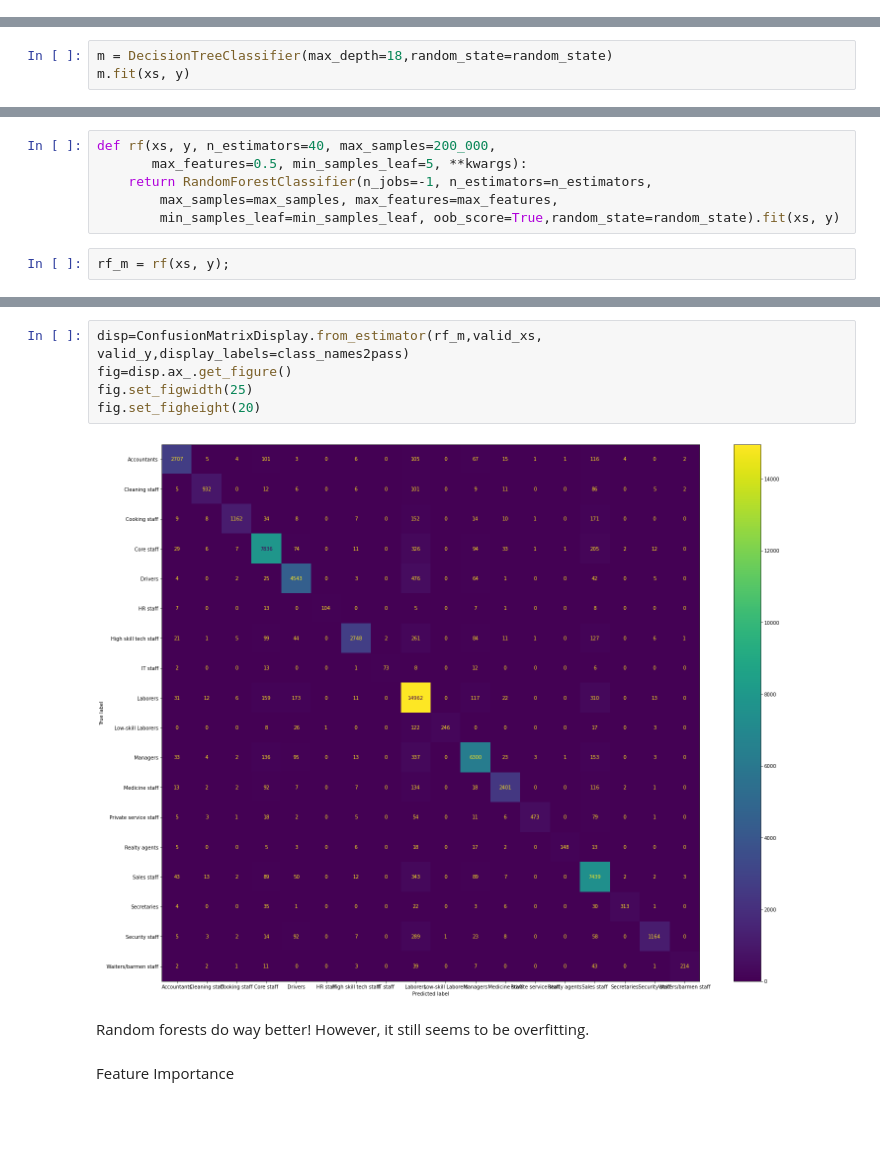
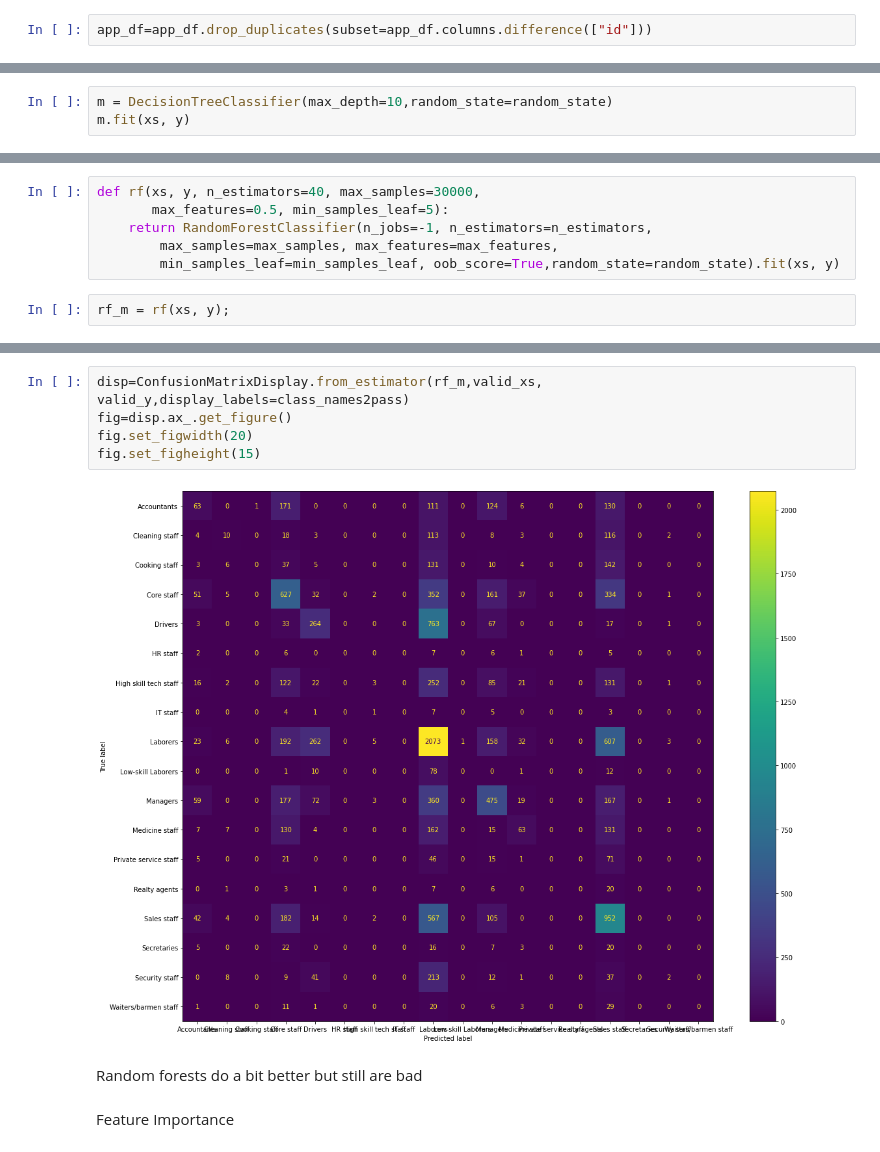
Before and after one commit to johntanas/it1244project, a Jupyter notebook: code/dataclean.ipynb, the cells around one changed output, grey strips where cells are left out. Drawn from its saved outputs; the diff is of its cells as text; blank space fills up the shorter version.

```diff
--- a/code/dataclean.ipynb
+++ b/code/dataclean.ipynb
@@ -50,3 +50,5 @@ prev_df=app_df.drop(columns=["mobile"],inplace=True)
 Removing multiple applications and keeping the latest one
 # %%
 app_df = app_df.sort_values("birth_day").drop_duplicates("id")
+# %%
+app_df=app_df.drop_duplicates(subset=app_df.columns.difference(["id"]))
@@ -201,6 +231,6 @@ len(to.train),len(to.valid)
 xs,y = to.train.xs,to.train.y
 valid_xs,valid_y = to.valid.xs,to.valid.y
 # %%
-m = DecisionTreeClassifier(max_depth=18,random_state=random_state)
+m = DecisionTreeClassifier(max_depth=10,random_state=random_state)
 m.fit(xs, y)
 # %% [output]
@@ -243,8 +278,8 @@ However, it seems to be overfitting as the cv is ~4% less than training
 # %% [markdown]
 Perhaps we could use random forests
 # %%
-def rf(xs, y, n_estimators=40, max_samples=200_000,
-       max_features=0.5, min_samples_leaf=5, **kwargs):
+def rf(xs, y, n_estimators=40, max_samples=30000,
+       max_features=0.5, min_samples_leaf=5):
     return RandomForestClassifier(n_jobs=-1, n_estimators=n_estimators,
         max_samples=max_samples, max_features=max_features,
         min_samples_leaf=min_samples_leaf, oob_score=True,random_state=random_state).fit(xs, y)
@@ -257,12 +310,12 @@ m_hamming_distance_accuracy(rf_m, xs, y), m_hamming_distance_accuracy(rf_m, vali
 # %%
 disp=ConfusionMatrixDisplay.from_estimator(rf_m,valid_xs, valid_y,display_labels=class_names2pass)
 fig=disp.ax_.get_figure()
-fig.set_figwidth(25)
-fig.set_figheight(20)
+fig.set_figwidth(20)
+fig.set_figheight(15)
 # %% [output]
-[figure, old version]
+[figure, new version]
 # %% [markdown]
-Random forests do way better! However, it still seems to be overfitting.
+Random forests do a bit better but still are bad
 # %% [markdown]
 Feature Importance
 # %%
```
Also changed, not shown: parts of 31 cells of this notebook.
